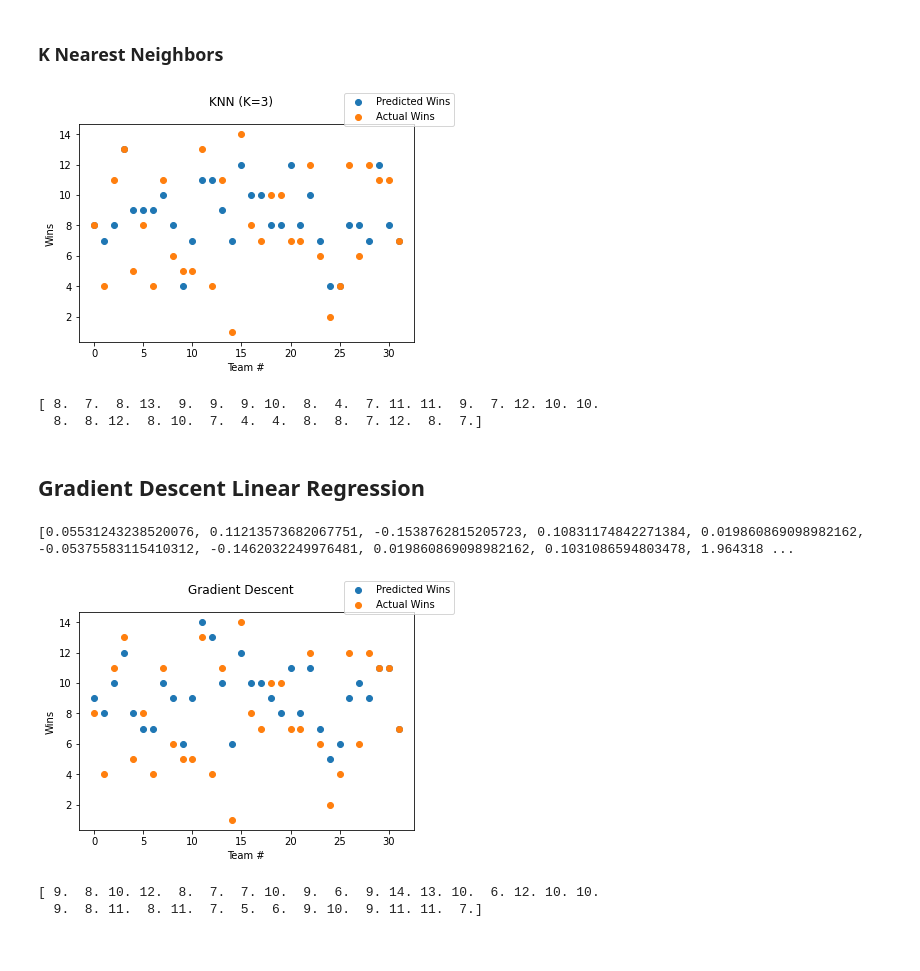
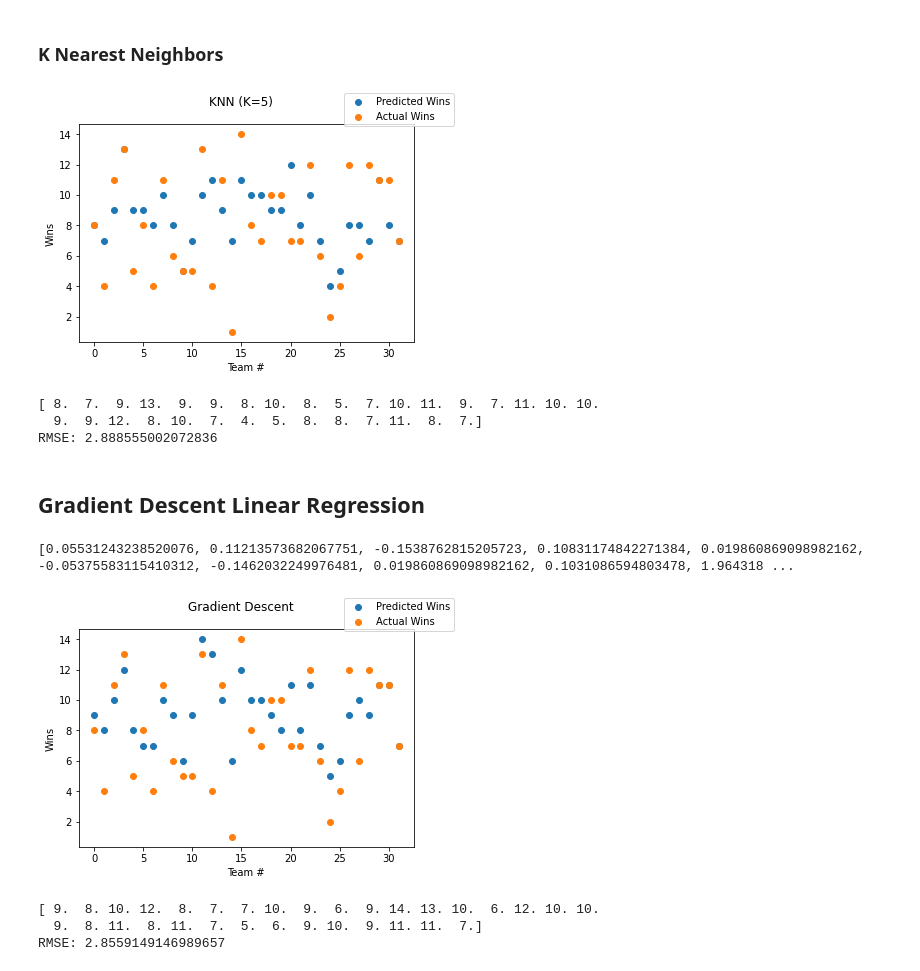
Before and after one commit to JuneyBoy/Football-SL-Project, a Jupyter notebook: Football_Predictions.ipynb, the cells around one changed output. Drawn from its saved outputs; the diff is of its cells as text; code cells hidden in the pictures.

Commit message:
Added rmse and changed k to be 5

```diff
--- a/Football_Predictions.ipynb
+++ b/Football_Predictions.ipynb
@@ -166,39 +166,54 @@ def k_nearest_neighbors_real_value(k, point_to_classify, training_examples, weig
     else:
         return sum / k
 
 
+def rmse(predictions, real_values):
+    return np.sqrt(
+        np.mean(
+            [
+                np.square(real_value - prediction)
+                for real_value, prediction in zip(real_values, predictions)
+            ]
+        )
+    )
+
+
 # k_nearest_neighbors_real_value(
 #     3, (validation_examples[0])[:-1], training_examples, True
 # )
 
 predicted_wins = np.round(
     [
-        k_nearest_neighbors_real_value(3, team_data[:-1], training_examples, True)
+        k_nearest_neighbors_real_value(5, team_data[:-1], training_examples, True)
         for team_data in validation_examples
     ]
 )
+
+actual_wins = [validation_example[-1] for validation_example in validation_examples]
 
 ex_nums = [i for i in range(len(predicted_wins))]
 
 fig = plt.figure()
 
 plt.scatter(ex_nums, predicted_wins, label="Predicted Wins")
 plt.scatter(
     ex_nums,
-    [validation_example[-1] for validation_example in validation_examples],
+    actual_wins,
     label="Actual Wins",
 )
-fig.suptitle("KNN (K=3)")
+fig.suptitle("KNN (K=5)")
 plt.xlabel("Team #")
 plt.ylabel("Wins")
 fig.legend()
 plt.show()
 
 print(predicted_wins)
+print("RMSE: {}".format(rmse(predicted_wins, actual_wins)))
 # %% [output]
-[figure, old version]
+[figure, new version]
-[ 8.  7.  8. 13.  9.  9.  9. 10.  8.  4.  7. 11. 11.  9.  7. 12. 10. 10.
-  8.  8. 12.  8. 10.  7.  4.  4.  8.  8.  7. 12.  8.  7.]
+[ 8.  7.  9. 13.  9.  9.  8. 10.  8.  5.  7. 10. 11.  9.  7. 11. 10. 10.
+  9.  9. 12.  8. 10.  7.  4.  5.  8.  8.  7. 11.  8.  7.]
+RMSE: 2.888555002072836
 # %% [markdown]
 ## Gradient Descent Linear Regression
 # %%
@@ -207,7 +222,7 @@ import matplotlib.pyplot as plt
 
 
 def gradient_descent(
-    num_of_attributes, x_examples, y_examples, LEARNING_RATE=0.00001, delta_stop=1e-5
+    num_of_attributes, x_examples, y_examples, LEARNING_RATE=1e-5, delta_stop=1e-5
 ):
     ws = [0] * (num_of_attributes + 1)
     stop_condition_met = False
@@ -258,6 +273,8 @@ predicted_wins = np.round(
     )
 )
 
+actual_wins = [validation_example[-1] for validation_example in validation_examples]
+
 ex_nums = [i for i in range(len(predicted_wins))]
 
 fig = plt.figure()
@@ -265,7 +282,7 @@ fig = plt.figure()
 plt.scatter(ex_nums, predicted_wins, label="Predicted Wins")
 plt.scatter(
     ex_nums,
-    [validation_example[-1] for validation_example in validation_examples],
+    actual_wins,
     label="Actual Wins",
 )
 
@@ -280,8 +297,10 @@ plt.show()
 # predictions = get_predictions_from_weights(weights, [[30,3], [44,7]])
 
 print(predicted_wins)
+print("RMSE: {}".format(rmse(predicted_wins, actual_wins)))
 # %% [output]
 [0.05531243238520076, 0.11213573682067751, -0.1538762815205723, 0.10831174842271384, 0.019860869098982162, -0.05375583115410312, -0.1462032249976481, 0.019860869098982162, 0.1031086594803478, 1.964318 ...
 [figure]
 [ 9.  8. 10. 12.  8.  7.  7. 10.  9.  6.  9. 14. 13. 10.  6. 12. 10. 10.
   9.  8. 11.  8. 11.  7.  5.  6.  9. 10.  9. 11. 11.  7.]
+RMSE: 2.8559149146989657
```
Also changed, not shown: 1 other file.
